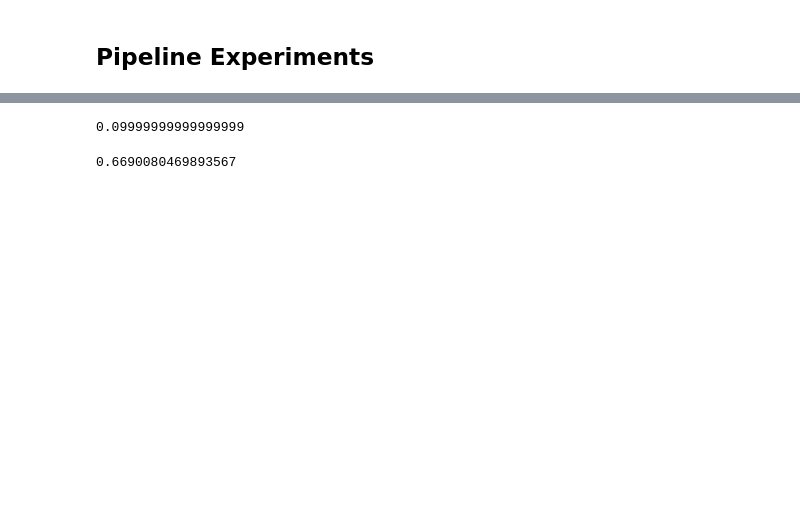
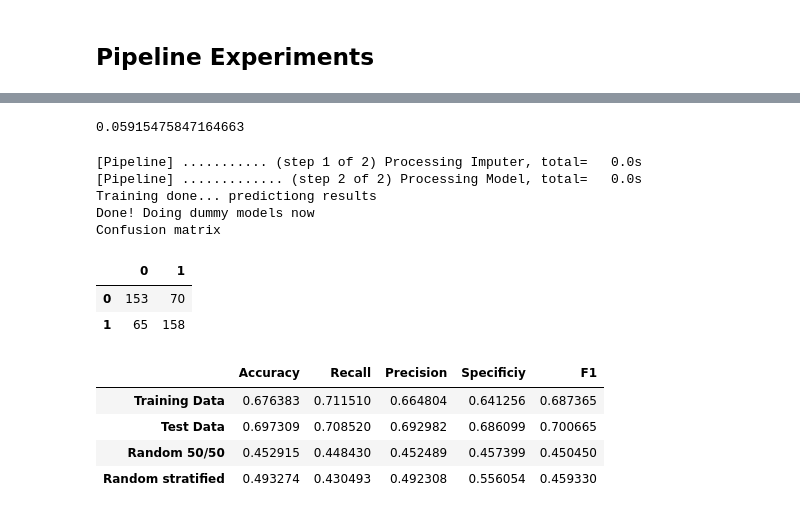
Before and after one commit to Sir-Slade/covid_prediction_project, a Jupyter notebook: PredictorExperimentsClean.ipynb, the cells around one changed output, grey strips where cells are left out. Saved outputs shown, nothing was run; the diff lists cells and outputs as text; code cells hidden in the pictures; blank space fills up the shorter version.

```diff
--- a/PredictorExperimentsClean.ipynb
+++ b/PredictorExperimentsClean.ipynb
@@ -749,6 +772,23 @@ r[1] #The score for the validation sets
 # %%
-r = cross_validation_sklearn(X[selected_features], y, models["Logistic Regression"], folds=30, ratio_negatives_to_positives=1)
+r = cross_validation_smote(X[selected_features], y, models["Logistic Regression"], folds=30, ratio_negatives_to_positives=1)
 r.mean()
 # %% [output]
-0.09999999999999999
+0.05915475847164663
-0.6690080469893567
+# %%
+x1, x2, y1, y2 = train_test_split(X[selected_features], y, stratify=y)
+x2 = reduce_training_set(x2, y2)
+eval_final_performance(x1,y1,x2,y2[x2.index], models["Logistic Regression"], threshold=.46)
+# %% [output]
+[Pipeline] ........... (step 1 of 2) Processing Imputer, total=   0.0s
+[Pipeline] ............. (step 2 of 2) Processing Model, total=   0.0s
+Training done... predictiong results
+Done! Doing dummy models now
+Confusion matrix
+|  | 0 | 1 |
+| 0 | 153 | 70 |
+| 1 | 65 | 158 |
+|  | Accuracy | Recall | Precision | Specificiy | F1 |
+| Training Data | 0.676383 | 0.711510 | 0.664804 | 0.641256 | 0.687365 |
+| Test Data | 0.697309 | 0.708520 | 0.692982 | 0.686099 | 0.700665 |
+| Random 50/50 | 0.452915 | 0.448430 | 0.452489 | 0.457399 | 0.450450 |
+| Random stratified | 0.493274 | 0.430493 | 0.492308 | 0.556054 | 0.459330 |
```
Also changed, not shown: parts of 10 cells of this notebook.
